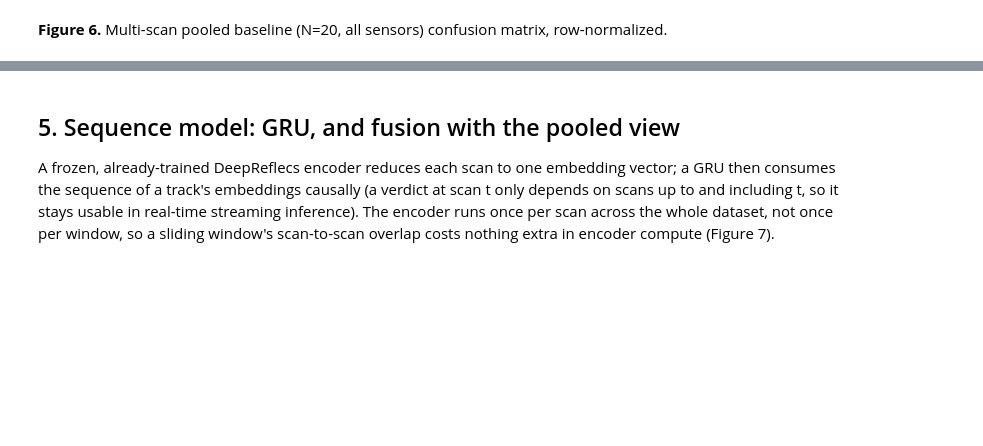
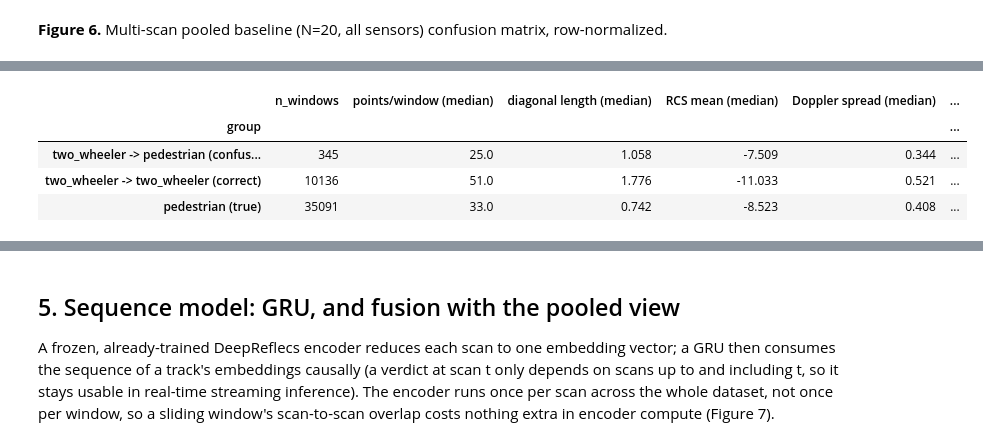
Before and after one commit to brunopinto900/radar-ml-autonomous-driving, a Jupyter notebook: notebooks/final_report.ipynb, the cells around one changed output, grey strips where cells are left out. Saved outputs shown, nothing was run; the diff lists cells and outputs as text; code cells hidden in the pictures; blank space fills up the shorter version.

```diff
--- a/notebooks/final_report.ipynb
+++ b/notebooks/final_report.ipynb
@@ -267,0 +272,77 @@ every class improved substantially over Section 2's single-scan numbers (Figure
+# %%
+import sys
+sys.path.insert(0, "/home/bruno/radar_machine_learning_ws/scripts")
+import numpy as np
+import pandas as pd
+import torch
+from build_points_table import build_and_save_points_table
+from mlp_classifier import apply_mlp_class_groups
+from feature_distributions import MLP_CLASSES
+from deepreflecs_classifier import DEVICE, DeepReflecs, REFLECTION_FEATURES
+from deepreflecs_track_accumulation import (
+    POINTS_TABLE_SEQ_ALLSENSORS_PATH, add_relative_features_seq,
+    prepare_windowed_split_point_sets_ragged, _predict_in_batches_ragged, load_split,
+)
+from mlp_track_accumulation import build_windowed_temporal_features, TEMPORAL_FEATURES
+
+df_cm = build_and_save_points_table(table_path=POINTS_TABLE_SEQ_ALLSENSORS_PATH, sensor_id=None)
+df_cm = add_relative_features_seq(df_cm)
+df_cm = apply_mlp_class_groups(df_cm)
+
+_, _, _, _, test_sets, y_test, mean_cm, std_cm = prepare_windowed_split_point_sets_ragged(df_cm, n=20)
+
+model_cm = DeepReflecs(len(REFLECTION_FEATURES), num_classes=len(MLP_CLASSES)).to(DEVICE)
+model_cm.load_state_dict(torch.load(RESULTS / "track_accumulation/N20_stride1_allsensors/deepreflecs_model.pt", map_location=DEVICE))
+
+test_std = [(s - mean_cm) / std_cm for s in test_sets]
+y_pred_cm = _predict_in_batches_ragged(model_cm, test_std).argmax(dim=1).cpu().numpy()
+
+# scan-to-scan RCS/velocity dynamics: reuse the project's own build_windowed_temporal_
+# features (median per scan, diffed consecutively, normalized by real elapsed time),
+# rather than re-deriving it. An earlier version of this analysis computed "dynamics"
+# as a point-to-point diff over the raw pooled point array, which mixes within-scan
+# spatial variation with across-scan temporal change and is confounded by point count;
+# this is the correct, already-established method, and it changes the large_vehicle
+# conclusion below (see note).
+splits_cm = load_split()
+test_df_cm = df_cm.loc[df_cm["sequence_name"].isin(splits_cm["test"])]
+temporal_feats_cm = build_windowed_temporal_features(test_df_cm, classes=MLP_CLASSES, n=20, stride=1)
+rcs_var_col, vr_var_col = TEMPORAL_FEATURES.index("rcs"), TEMPORAL_FEATURES.index("vr_compensated")
+
+idx_tw, idx_ped = MLP_CLASSES.index("two_wheeler"), MLP_CLASSES.index("pedestrian")
+mask_confused = (y_test == idx_tw) & (y_pred_cm == idx_ped)
+mask_tw_correct = (y_test == idx_tw) & (y_pred_cm == idx_tw)
+mask_ped_true = y_test == idx_ped
+
+
+def window_stats(mask, label):
+    idxs = np.where(mask)[0]
+    sets = [test_sets[i] for i in idxs]
+    n_points = np.array([s.shape[0] for s in sets])
+    extent_x = np.array([np.ptp(s[:, 0]) for s in sets])
+    extent_y = np.array([np.ptp(s[:, 1]) for s in sets])
+    diagonal = np.sqrt(extent_x**2 + extent_y**2)
+    rcs_mean = np.array([s[:, 2].mean() for s in sets])
+    vr_mean = np.array([s[:, 3].mean() for s in sets])
+    doppler_spread = np.array([s[:, 3].std() for s in sets])
+    rcs_variation = temporal_feats_cm[idxs, rcs_var_col]
+    vr_variation = temporal_feats_cm[idxs, vr_var_col]
+    return {
+        "group": label, "n_windows": len(sets),
+        "points/window (median)": np.median(n_points),
+        "diagonal length (median)": np.median(diagonal),
+        "RCS mean (median)": np.median(rcs_mean),
+        "Doppler spread (median)": np.median(doppler_spread),
+        "vr_compensated mean (median)": np.median(vr_mean),
+        "RCS temporal variation (median)": np.median(rcs_variation),
+        "vr temporal variation (median)": np.median(vr_variation),
+    }
+
+
+summary = pd.DataFrame([
+    window_stats(mask_confused, "two_wheeler -> pedestrian (confused, 3%)"),
+    window_stats(mask_tw_correct, "two_wheeler -> two_wheeler (correct)"),
+    window_stats(mask_ped_true, "pedestrian (true)"),
+]).set_index("group").round(3)
+summary
+# %% [output]
@@ -267,0 +351,5 @@ every class improved substantially over Section 2's single-scan numbers (Figure
+|  | n_windows | points/window (median) | diagonal length (median) | RCS mean (median) | Doppler spread (median) | ... |
+| group |  |  |  |  |  | ... |
+| two_wheeler -> pedestrian (confus... | 345 | 25.0 | 1.058 | -7.509 | 0.344 | ... |
+| two_wheeler -> two_wheeler (correct) | 10136 | 51.0 | 1.776 | -11.033 | 0.521 | ... |
+| pedestrian (true) | 35091 | 33.0 | 0.742 | -8.523 | 0.408 | ... |
```
Also changed, not shown: parts of 8 cells of this notebook, 15 other files.
